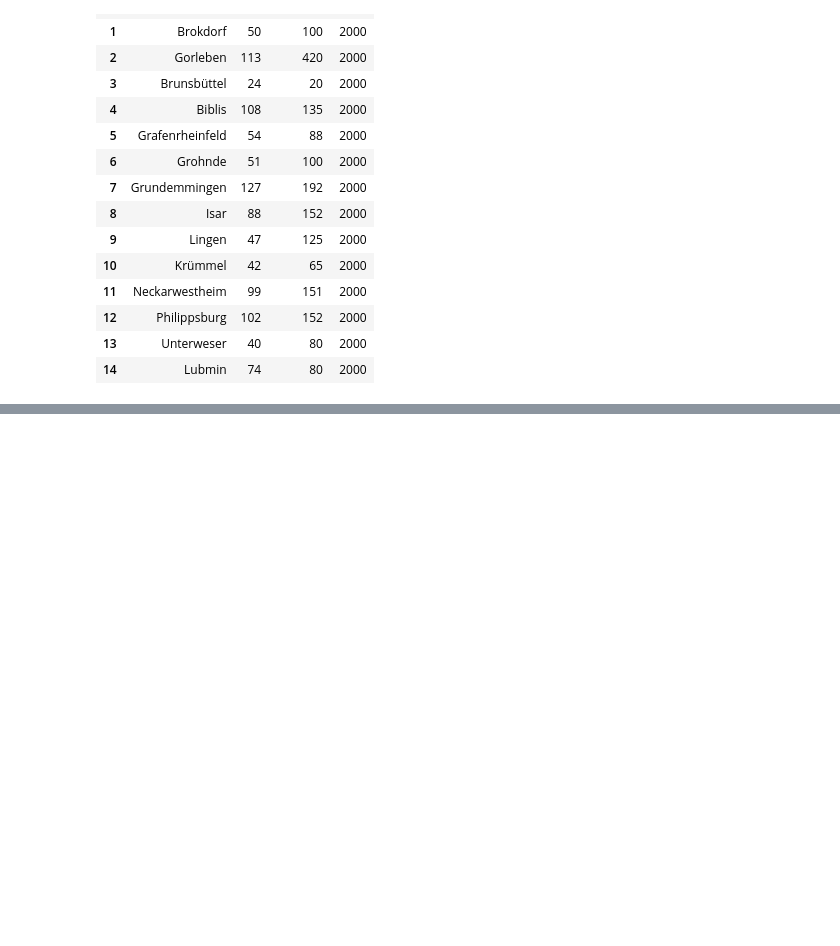
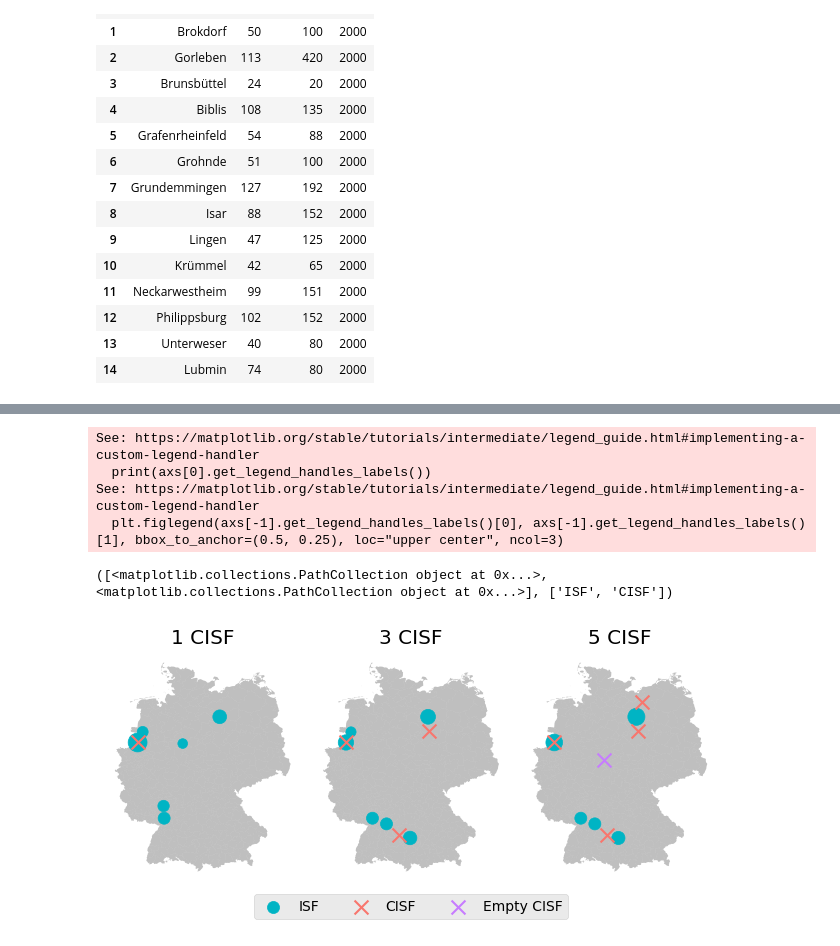
Before and after one commit to hzoerner/operations_oppenheimer, a Jupyter notebook: src/python/plot_results.ipynb, the cells around one changed output, grey strips where cells are left out. Cells and saved outputs as stored; diff of their text form; code cells hidden in the pictures; blank space fills up the shorter version.

```diff
--- a/src/python/plot_results.ipynb
+++ b/src/python/plot_results.ipynb
@@ -136,4 +115,18 @@ coords = isf_coords | cisf_coords | fsf_coords
 # %%
-snf_sizes = [snf_stored[(snf_stored.year == 2035) & (snf_stored.node == n)]["SNF"].values[0] if n in snf_stored.node.unique() else 0 for n in coords.keys()]
-nc_sizes = [nc_stored[(nc_stored.year == 2035) & (nc_stored.node == n)]["NC"].values[0] if n in nc_stored.node.unique() else 0 for n in coords.keys()]
-marker_sizes = [x+y for x,y in zip(snf_sizes, nc_sizes)]
+marker_sizes = []
+cisf_list = []
+for snf_path, nc_path in zip(snf_paths, nc_paths):
+    snf_stored = pd.read_csv(snf_path)
+    nc_stored = pd.read_csv(nc_path)
+    init_values = []
+    for row in snf_init.iterrows():
+        init_values.append({"node": row[1]["name"],
+                        "year": 2029,
+                        "SNF": row[1]["snf"]})
+    snf_stored = pd.concat([snf_stored, pd.DataFrame(init_values)], ignore_index=True)
+
+    snf_sizes = [snf_stored[(snf_stored.year == 2050) & (snf_stored.node == n)]["SNF"].values[0] if n in snf_stored.node.unique() else 0 for n in coords.keys()]
+    nc_sizes = [nc_stored[(nc_stored.year == 2050) & (nc_stored.node == n)]["NC"].values[0] if n in nc_stored.node.unique() else 0 for n in coords.keys()]
+    marker_sizes.append([x+y for x,y in zip(snf_sizes, nc_sizes)])
+
+    cisf_list.append(nc_stored[(nc_stored.year == 2099) & (nc_stored.NC > 0)].node)
@@ -217,0 +141,41 @@ isf_ax = gdf[gdf.name.isin(isf_coords.keys())].plot(aspect=1.4, ax=ger.plot(colo
+# %%
+#plt.rcParams['text.usetex'] = True
+fig, axs = plt.subplots(1,3)
+
+# ger.plot(color="black", alpha=0.25, label="ISF", ax=axs[1])
+# ger.plot(color="black", alpha=0.25, label="ISF", ax=axs[2])
+
+# markersize=[20 if x > 0 else 0 for x in m ]
+i = 0
+colors = ["#F8766D", "#00B4C4", "#7CAE00"]
+plt.style.use("ggplot")
+
+#colors = merged.node.unique()
+for m, l, c, cisf in zip(marker_sizes, labels, colors, cisf_list):
+    ger.plot(color="black", alpha=0.25, label="ISF", ax=axs[i])
+    gdf[gdf.name.isin(coords.keys())].plot(aspect=1.4, ax=axs[i],
+        markersize=[x/2 for x in m], label="ISF", c=colors[1])
+    gdf[gdf.name.isin(cisf)].plot(aspect=1.4, ax=axs[i],
+        markersize=100, label="CISF", c=colors[0], marker="x")
+    if l == "5 CISF":
+        gdf[gdf.name == "Hann. Münden"].plot(aspect=1.4, ax=axs[i],
+        markersize=100, label="Empty CISF", c="#C77CFF", marker="x")
+    axs[i].set_axis_off()
+    axs[i].set_title(l)
+    i += 1
+
+print(axs[0].get_legend_handles_labels())
+#fig.suptitle("Locations of remaining interim storages in 2050")
+plt.tight_layout()
+plt.figlegend(axs[-1].get_legend_handles_labels()[0], axs[-1].get_legend_handles_labels()[1], bbox_to_anchor=(0.5, 0.25), loc="upper center", ncol=3)
+plt.savefig("waste_distribution_250-fix_cisf.png")
+
+plt.show()
+#plt.savefig(f"/Users/simonirmer/Documents/Privat/Uni/Berlin/WS23-24/OR-INF/term_paper/operations_oppenheimer/data/output_data/03-28/{fs}-34.png")
+# %% [output]
+See: https://matplotlib.org/stable/tutorials/intermediate/legend_guide.html#implementing-a-custom-legend-handler
+  print(axs[0].get_legend_handles_labels())
+See: https://matplotlib.org/stable/tutorials/intermediate/legend_guide.html#implementing-a-custom-legend-handler
+  plt.figlegend(axs[-1].get_legend_handles_labels()[0], axs[-1].get_legend_handles_labels()[1], bbox_to_anchor=(0.5, 0.25), loc="upper center", ncol=3)
+([<matplotlib.collections.PathCollection object at 0x...>, <matplotlib.collections.PathCollection object at 0x...>], ['ISF', 'CISF'])
+[figure, added]
```
Also changed, not shown: parts of 39 cells of this notebook, 37 other files.
